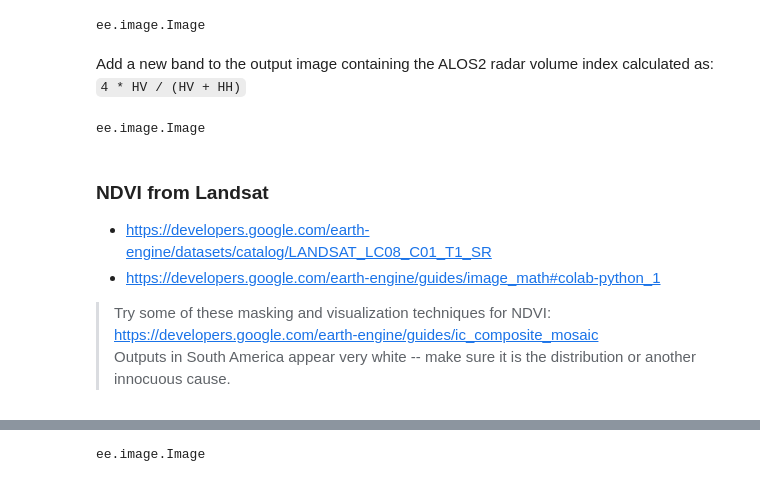
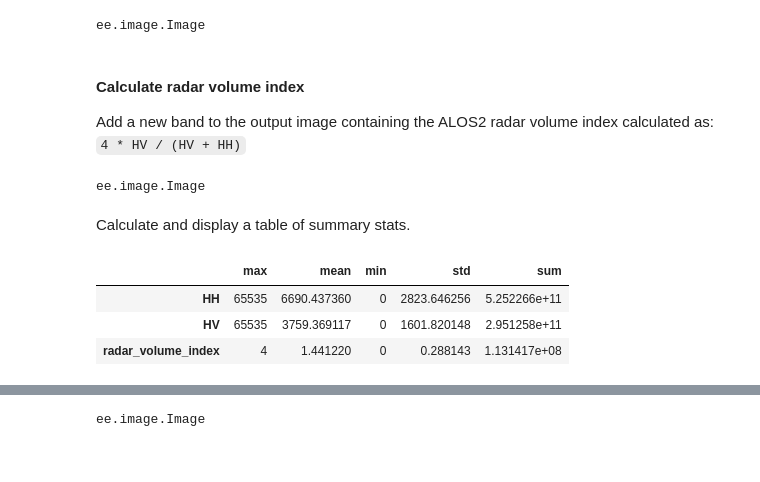
Before and after one commit to NaiaraSPinto/VegMapper, a Jupyter notebook: gee/vegMapper.ipynb, the cells around one changed output, grey strips where cells are left out. Cells and saved outputs as stored; diff of their text form; code cells hidden in the pictures.

```diff
--- a/gee/vegMapper.ipynb
+++ b/gee/vegMapper.ipynb
@@ -216,6 +43,0 @@ Now set the path to the input CSV. (You can skip this step if you uploaded a CSV
-# %%
-csv = "DRIVE/MyDrive/smartin.csv"  # None
-if csv is None and len(uploads)!=0:
-    csv = list(uploads)[0]
-
-print(csv)
@@ -425,6 +405,8 @@ type(alos2)
 # %% [output]
 ee.image.Image
 # %% [markdown]
+#### Calculate radar volume index
+
 Add a new band to the output image containing the ALOS2 radar volume index calculated as: `4 * HV / (HV + HH)`
 # %%
 alos2out = alos2.addBands(alos2.expression(
@@ -436,11 +418,14 @@ alos2out = alos2.addBands(alos2.expression(
 type(alos2out)
 # %% [output]
 ee.image.Image
-# %% [markdown]
-### NDVI from Landsat
-
-* https://developers.google.com/earth-engine/datasets/catalog/LANDSAT_LC08_C01_T1_SR
-* https://developers.google.com/earth-engine/guides/image_math#colab-python_1
-
->Try some of these masking and visualization techniques for NDVI: https://developers.google.com/earth-engine/guides/ic_composite_mosaic
->Outputs in South America appear very white -- make sure it is the distribution or another innocuous cause.
+# %% [markdown]
+Calculate and display a table of summary stats.
+# %%
+alos2stats = get_stats(alos2out)
+
+display(pd.DataFrame(alos2stats))
+# %% [output]
+|  | max | mean | min | std | sum |
+| HH | 65535 | 6690.437360 | 0 | 2823.646256 | 5.252266e+11 |
+| HV | 65535 | 3759.369117 | 0 | 1601.820148 | 2.951258e+11 |
+| radar_volume_index | 4 | 1.441220 | 0 | 0.288143 | 1.131417e+08 |
```
Also changed, not shown: parts of 64 cells of this notebook.
